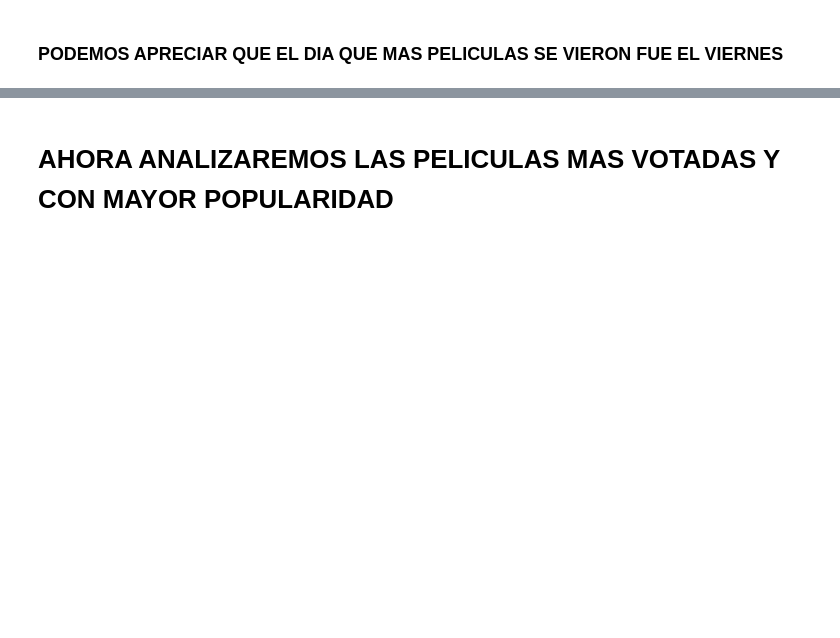
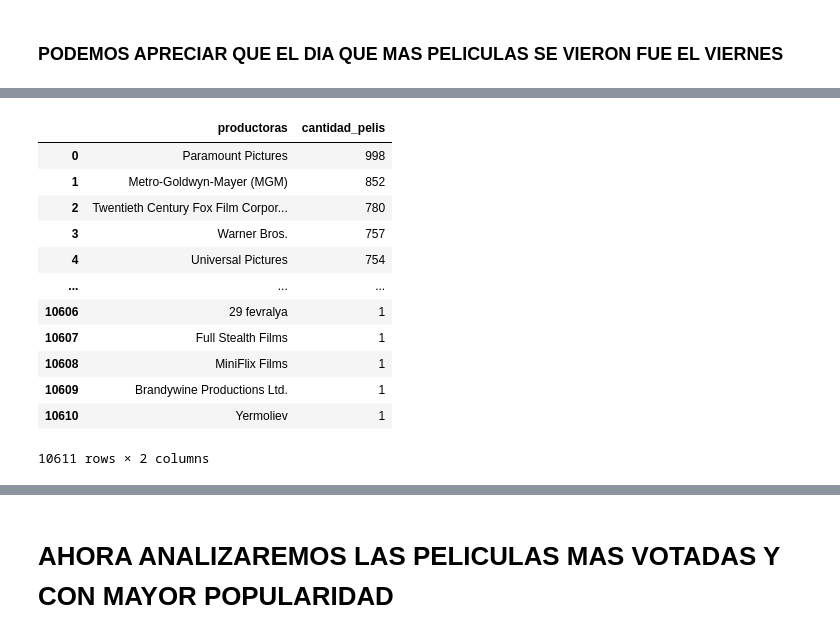
Before and after one commit to pedroOria/MLops, a Jupyter notebook: EDA.ipynb, the cells around one changed output, grey strips where cells are left out. Saved outputs shown, nothing was run; the diff lists cells and outputs as text; code cells hidden in the pictures; blank space fills up the shorter version.

```diff
--- a/EDA.ipynb
+++ b/EDA.ipynb
@@ -132,0 +154,18 @@ Name: count, dtype: int64
+# %%
+productoras = df['production_companies'].value_counts().reset_index()
+productoras.columns = ['productoras','cantidad_pelis']
+productoras
+# %% [output]
+|  | productoras | cantidad_pelis |
+| 0 | Paramount Pictures | 998 |
+| 1 | Metro-Goldwyn-Mayer (MGM) | 852 |
+| 2 | Twentieth Century Fox Film Corpor... | 780 |
+| 3 | Warner Bros. | 757 |
+| 4 | Universal Pictures | 754 |
+| ... | ... | ... |
+| 10606 | 29 fevralya | 1 |
+| 10607 | Full Stealth Films | 1 |
+| 10608 | MiniFlix Films | 1 |
+| 10609 | Brandywine Productions Ltd. | 1 |
+| 10610 | Yermoliev | 1 |
+10611 rows × 2 columns
```
Also changed, not shown: parts of 16 cells of this notebook.
